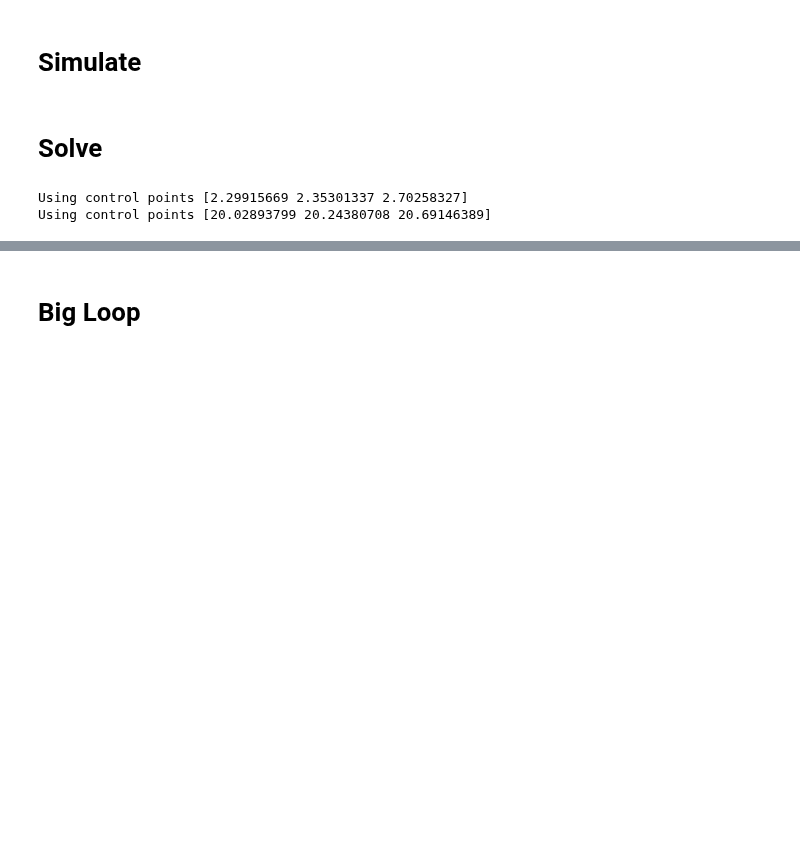
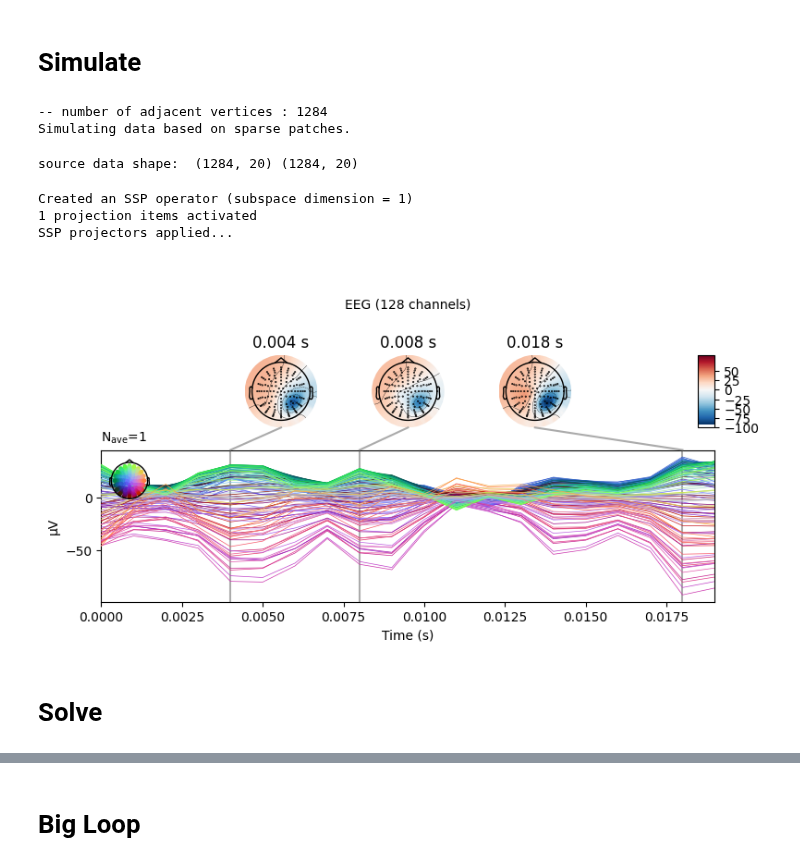
Before and after one commit to LukeTheHecker/invert, a Jupyter notebook: dev/evaluate.ipynb, the cells around one changed output, grey strips where cells are left out. Drawn from its saved outputs; the diff is of its cells as text; code cells hidden in the pictures; blank space fills up the shorter version.

```diff
--- a/dev/evaluate.ipynb
+++ b/dev/evaluate.ipynb
@@ -23,36 +36,29 @@ n_chans, n_dipoles = leadfield.shape
 # %%
 settings = dict(
     number_of_sources=3,
-    extents=(1, 2),
-    duration_of_trial=0.2,
+    extents=(24, 25),
+    duration_of_trial=0.02,
     amplitudes=100,
     target_snr=1e99)
 
 sim = Simulation(fwd, info, settings).simulate(2)
 stc = sim.source_data[0]
 evoked = sim.eeg_data[0].average()
 
 stc.data /= abs(stc.data).max()
 brain = stc.plot(**pp)
 brain.add_text(0.1, 0.9, 'Ground Truth', 'title',
                font_size=14)
 evoked.plot_joint()
+# %% [output]
+-- number of adjacent vertices : 1284
+Simulating data based on sparse patches.
+source data shape:  (1284, 20) (1284, 20)
+Created an SSP operator (subspace dimension = 1)
+1 projection items activated
+SSP projectors applied...
+[figure, added]
 # %% [markdown]
 # Solve
-# %%
-from copy import deepcopy
-G = deepcopy(leadfield)
-G /= np.linalg.norm(G, axis=0)
-# G = (G.T / np.linalg.norm(G, axis=1)).T
-G = G.T @ G
-G = np.linalg.norm(G, axis=0)
-stc_.data[:, 0] = G
-brain = stc_.plot(**pp)
-
-brain.add_text(0.1, 0.9, "similarity", 'title',
-               font_size=14)
-# %% [output]
-Using control points [2.29915669 2.35301337 2.70258327]
-Using control points [20.02893799 20.24380708 20.69146389]
 # %%
 from invert import Solver
```
Also changed, not shown: parts of 2 cells of this notebook, 3 other files.
